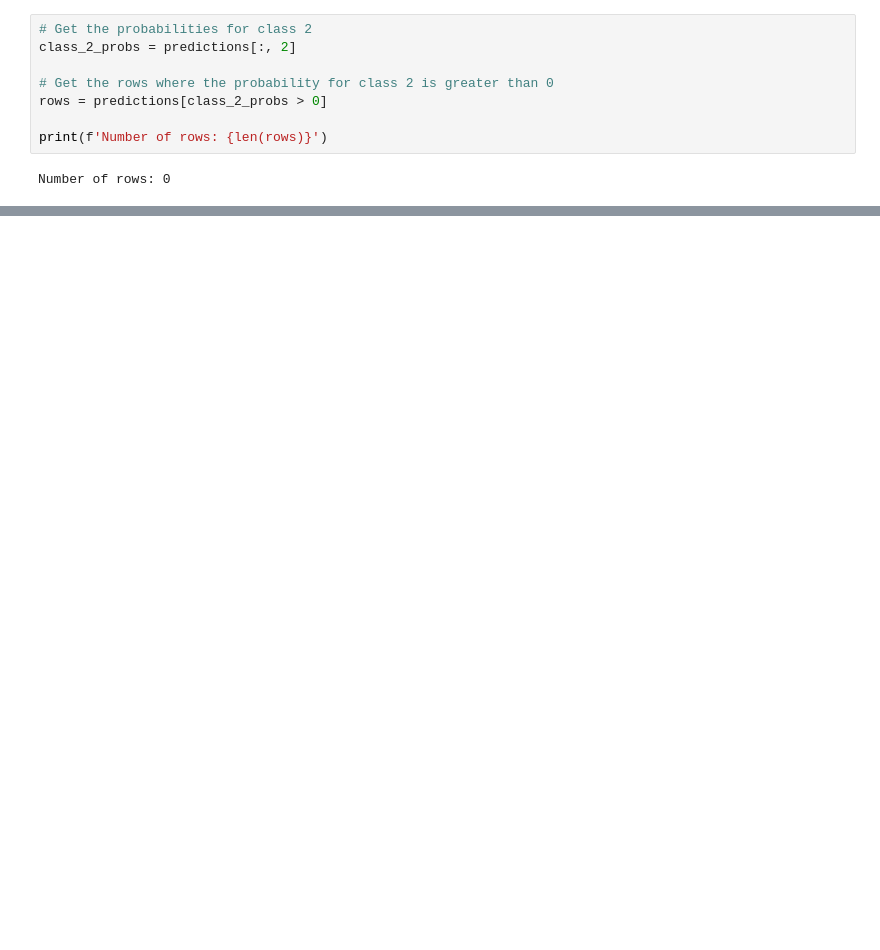
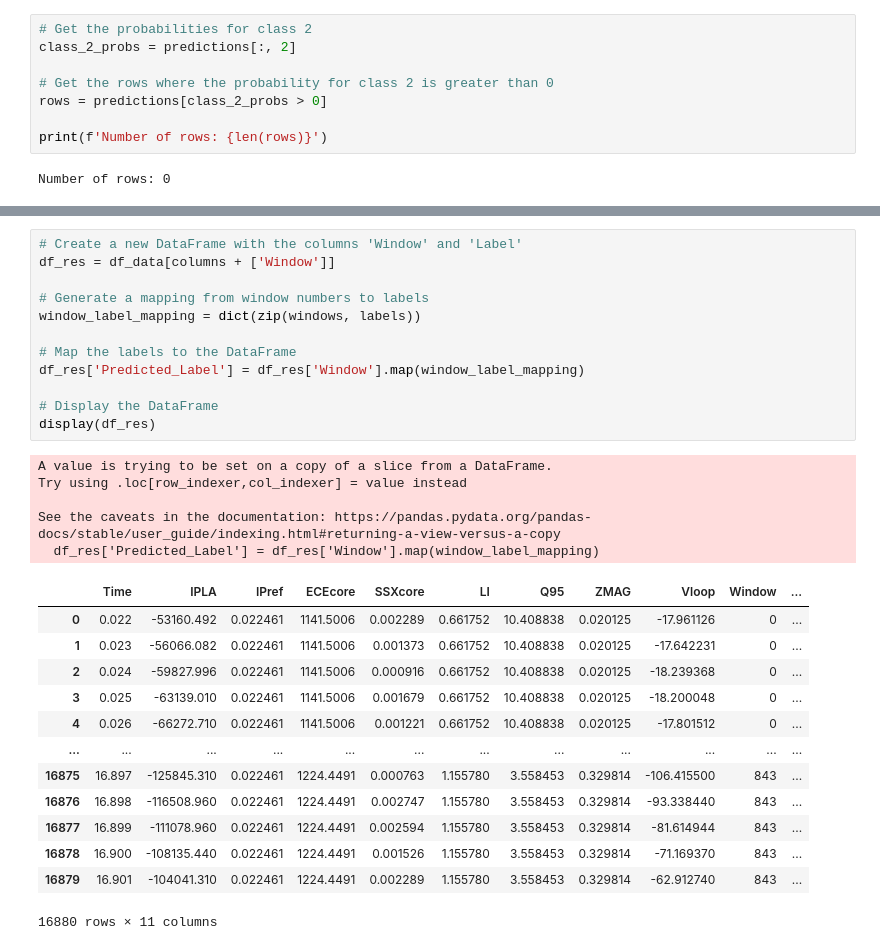
Before and after one commit to CS-433/ml-project-2-nuclear-fusion, a Jupyter notebook: code/pipeline.ipynb, the cells around one changed output, grey strips where cells are left out. Drawn from its saved outputs; the diff is of its cells as text; blank space fills up the shorter version.

```diff
--- a/code/pipeline.ipynb
+++ b/code/pipeline.ipynb
@@ -329,0 +332,31 @@ plt.show()
+# %%
+# Create a new DataFrame with the columns 'Window' and 'Label'
+df_res = df_data[columns + ['Window']]
+
+# Generate a mapping from window numbers to labels
+window_label_mapping = dict(zip(windows, labels))
+
+# Map the labels to the DataFrame
+df_res['Predicted_Label'] = df_res['Window'].map(window_label_mapping)
+
+# Display the DataFrame
+display(df_res)
+# %% [output]
+A value is trying to be set on a copy of a slice from a DataFrame.
+Try using .loc[row_indexer,col_indexer] = value instead
+
+See the caveats in the documentation: https://pandas.pydata.org/pandas-docs/stable/user_guide/indexing.html#returning-a-view-versus-a-copy
+  df_res['Predicted_Label'] = df_res['Window'].map(window_label_mapping)
+|  | Time | IPLA | IPref | ECEcore | SSXcore | LI | Q95 | ZMAG | Vloop | Window | ... |
+| 0 | 0.022 | -53160.492 | 0.022461 | 1141.5006 | 0.002289 | 0.661752 | 10.408838 | 0.020125 | -17.961126 | 0 | ... |
+| 1 | 0.023 | -56066.082 | 0.022461 | 1141.5006 | 0.001373 | 0.661752 | 10.408838 | 0.020125 | -17.642231 | 0 | ... |
+| 2 | 0.024 | -59827.996 | 0.022461 | 1141.5006 | 0.000916 | 0.661752 | 10.408838 | 0.020125 | -18.239368 | 0 | ... |
+| 3 | 0.025 | -63139.010 | 0.022461 | 1141.5006 | 0.001679 | 0.661752 | 10.408838 | 0.020125 | -18.200048 | 0 | ... |
+| 4 | 0.026 | -66272.710 | 0.022461 | 1141.5006 | 0.001221 | 0.661752 | 10.408838 | 0.020125 | -17.801512 | 0 | ... |
+| ... | ... | ... | ... | ... | ... | ... | ... | ... | ... | ... | ... |
+| 16875 | 16.897 | -125845.310 | 0.022461 | 1224.4491 | 0.000763 | 1.155780 | 3.558453 | 0.329814 | -106.415500 | 843 | ... |
+| 16876 | 16.898 | -116508.960 | 0.022461 | 1224.4491 | 0.002747 | 1.155780 | 3.558453 | 0.329814 | -93.338440 | 843 | ... |
+| 16877 | 16.899 | -111078.960 | 0.022461 | 1224.4491 | 0.002594 | 1.155780 | 3.558453 | 0.329814 | -81.614944 | 843 | ... |
+| 16878 | 16.900 | -108135.440 | 0.022461 | 1224.4491 | 0.001526 | 1.155780 | 3.558453 | 0.329814 | -71.169370 | 843 | ... |
+| 16879 | 16.901 | -104041.310 | 0.022461 | 1224.4491 | 0.002289 | 1.155780 | 3.558453 | 0.329814 | -62.912740 | 843 | ... |
+16880 rows × 11 columns
```
Also changed, not shown: parts of 5 cells of this notebook, 1 other file.
